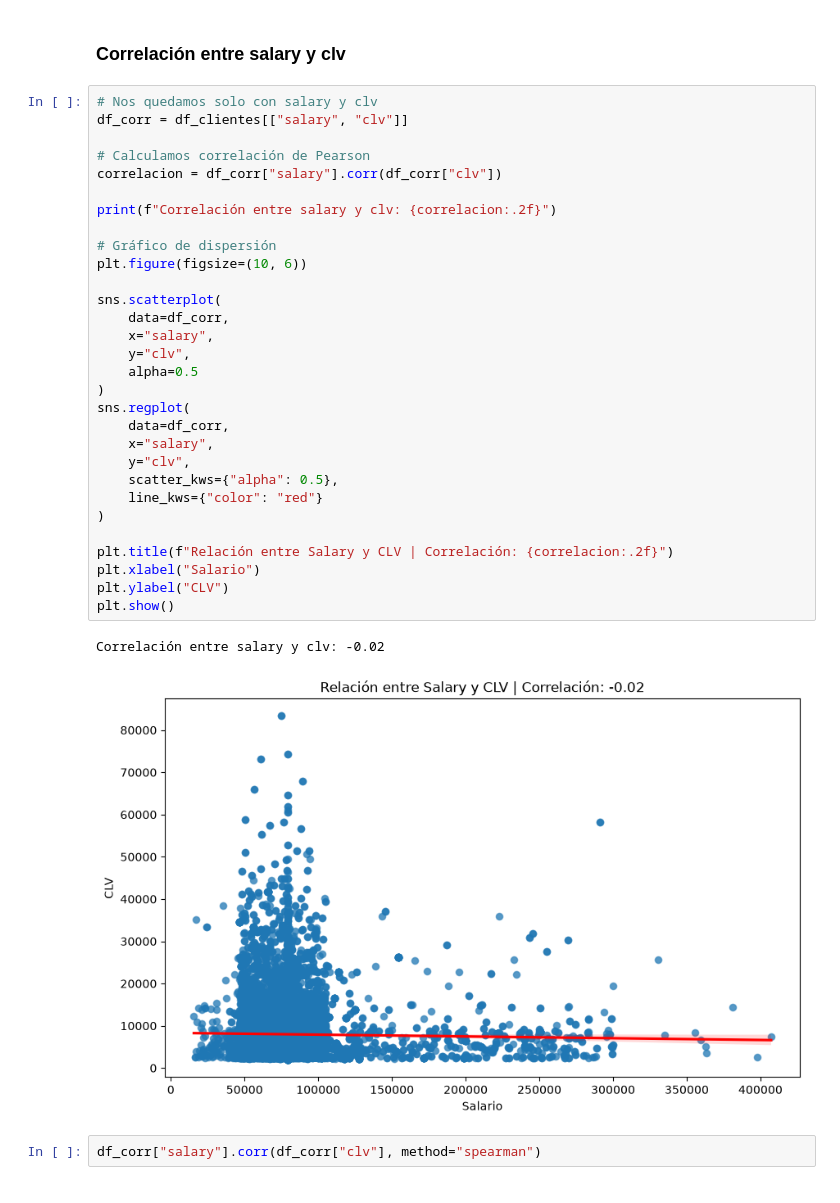
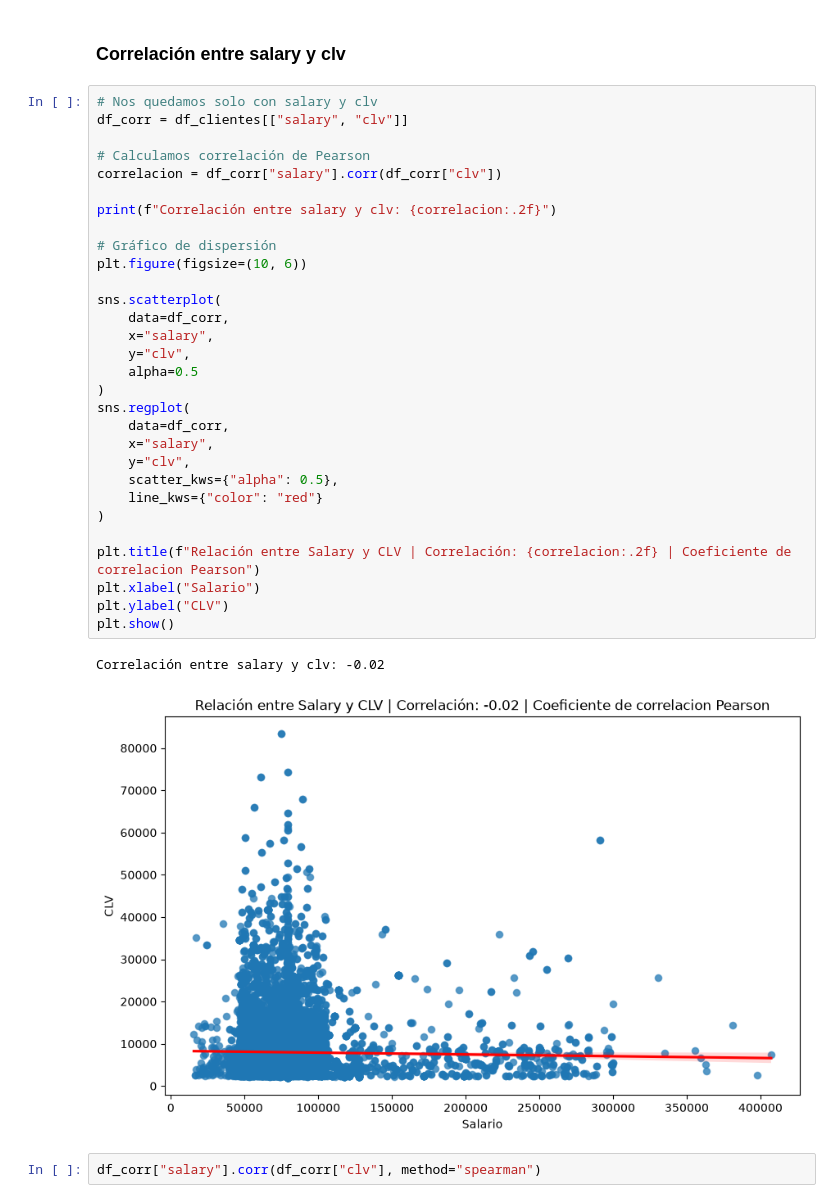
Before and after one commit to Adalab/bda-modulo-3-evaluacion-final-beatrizsjj, a Jupyter notebook: Analisis.ipynb, the cells around one changed output. Saved outputs shown, nothing was run; the diff lists cells and outputs as text.

```diff
--- a/Analisis.ipynb
+++ b/Analisis.ipynb
@@ -448,35 +490,35 @@ Análisis:
 # Nos quedamos solo con salary y clv
 df_corr = df_clientes[["salary", "clv"]]
 
 # Calculamos correlación de Pearson
 correlacion = df_corr["salary"].corr(df_corr["clv"])
 
 print(f"Correlación entre salary y clv: {correlacion:.2f}")
 
 # Gráfico de dispersión
 plt.figure(figsize=(10, 6))
 
 sns.scatterplot(
     data=df_corr,
     x="salary",
     y="clv",
     alpha=0.5
 )
 sns.regplot(
     data=df_corr,
     x="salary",
     y="clv",
     scatter_kws={"alpha": 0.5},
     line_kws={"color": "red"}
 )
 
-plt.title(f"Relación entre Salary y CLV | Correlación: {correlacion:.2f}")
+plt.title(f"Relación entre Salary y CLV | Correlación: {correlacion:.2f} | Coeficiente de correlacion Pearson")
 plt.xlabel("Salario")
 plt.ylabel("CLV")
 plt.show()
 # %% [output]
 Correlación entre salary y clv: -0.02
-[figure, old version]
+[figure, new version]
 # %%
 df_corr["salary"].corr(df_corr["clv"], method="spearman")
 # %% [output]
```
Also changed, not shown: parts of 25 cells of this notebook, 1 other file.
